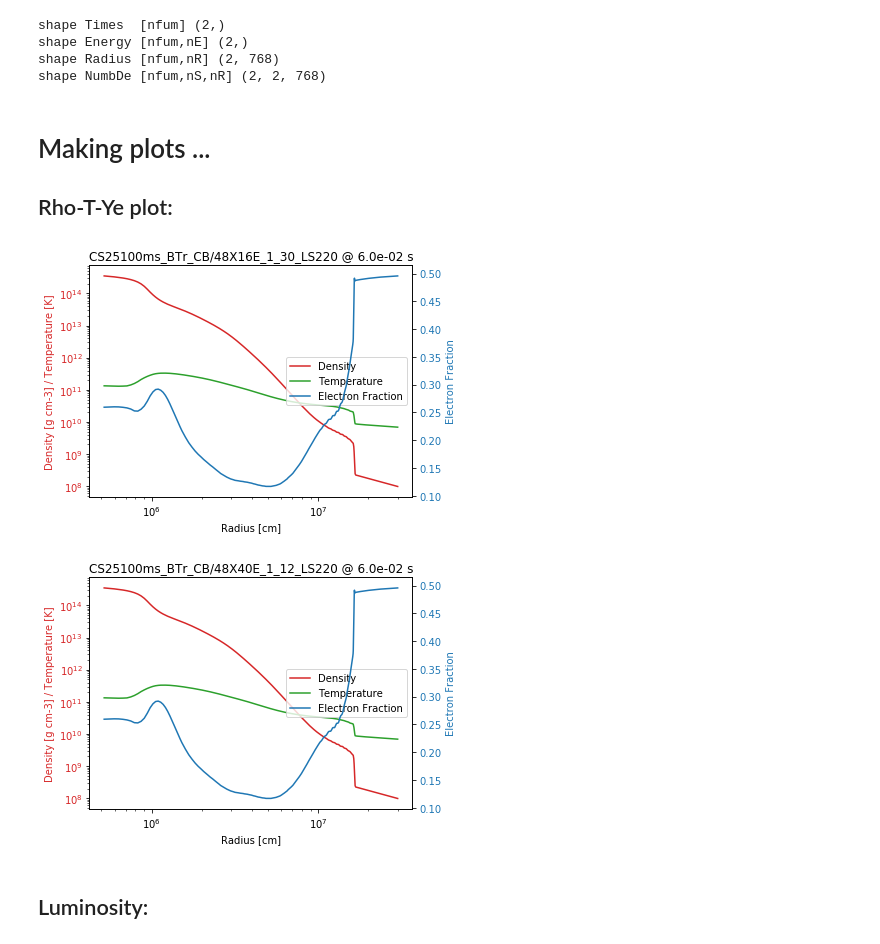
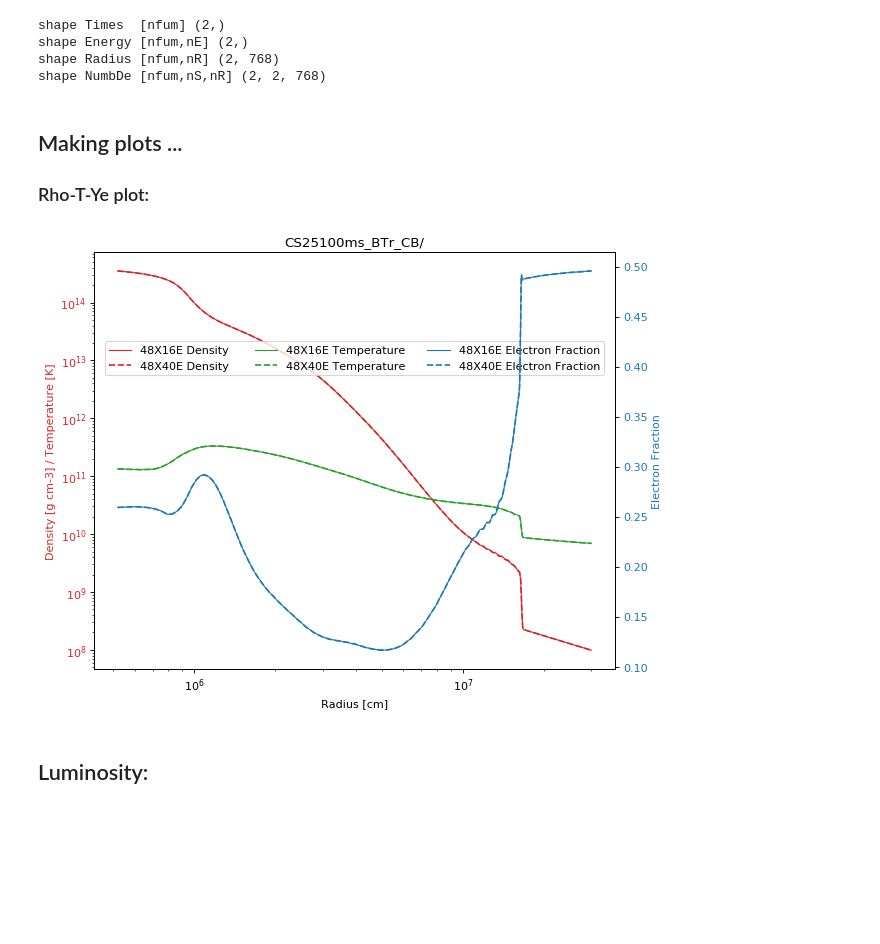
Before and after one commit to ranchu1/Analysis_FLASH, a Jupyter notebook: unitTests/3-[If-Converge-Resol]1D.ipynb, the cells around one changed output. Saved outputs shown, nothing was run; the diff lists cells and outputs as text; code cells hidden in the pictures; blank space fills up the shorter version.

```diff
--- a/unitTests/3-[If-Converge-Resol]1D.ipynb
+++ b/unitTests/3-[If-Converge-Resol]1D.ipynb
@@ -44,19 +44,18 @@ shape Energy [nfum,nE] (2,)
 shape Radius [nfum,nR] (2, 768)
 shape NumbDe [nfum,nS,nR] (2, 2, 768)
 # %% [markdown]
-# Making plots ...
-## Rho-T-Ye plot:
+## Making plots ...
+### Rho-T-Ye plot:
 # %%
 %matplotlib inline
 import flashytlib.plot as fyplt
 
-for ifi in range(fnum):
-    fyplt.plt_1D_Eos(FullFileNames[ifi],\
-                 optional_title=ProblemDir+OptionDir[ifi]\
-                     +' @ {:.1e} s'.format(Times[ifi]))
+legends = [l[0:6] for l in OptionDir]
+
+fyplt.plt_1D_Eos_multi(FullFileNames,\
+                       optional_title=ProblemDir,optional_legend=legends)
 # %% [output]
-[figure, old version]
+[figure, new version]
-[figure, removed]
 # %% [markdown]
 ## Luminosity:
 # %%
```
Also changed, not shown: 2 other files.
